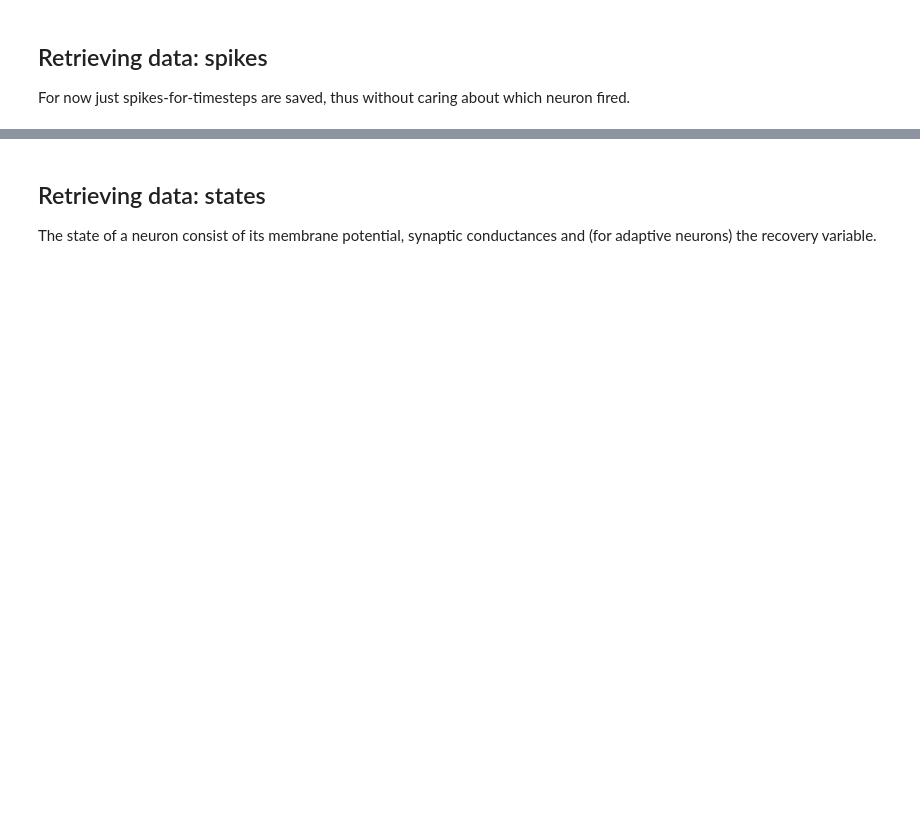
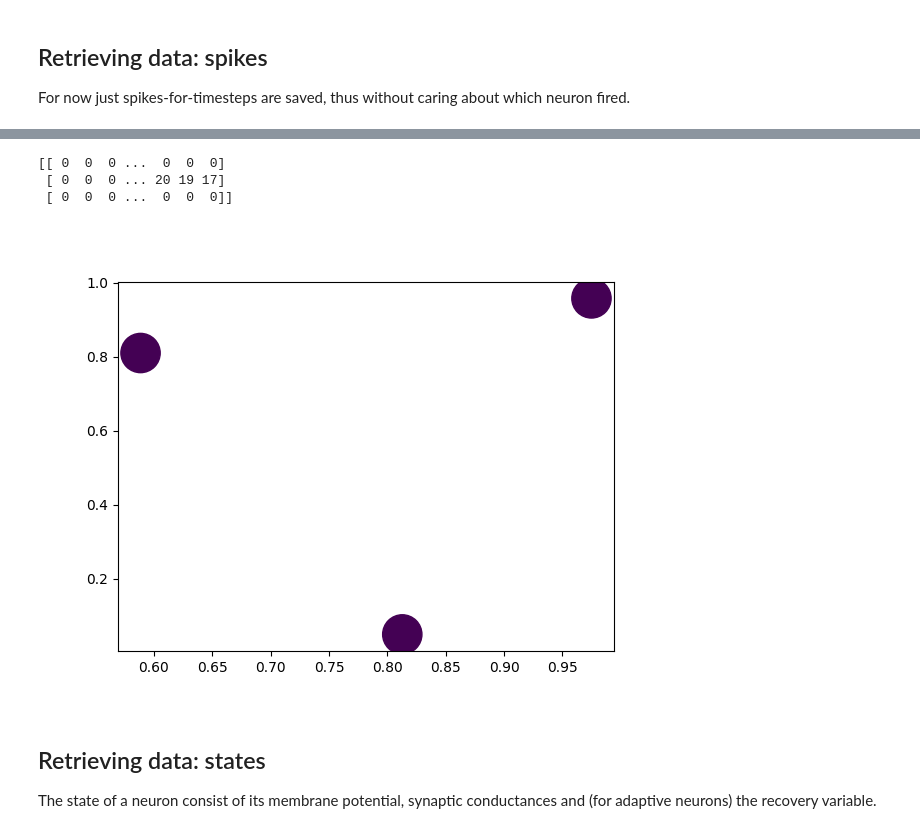
Before and after one commit to djanloo/quilt, a Jupyter notebook: example.ipynb, the cells around one changed output, grey strips where cells are left out. Drawn from its saved outputs; the diff is of its cells as text; code cells hidden in the pictures; blank space fills up the shorter version.

Commit message:
started some view utils

```diff
--- a/example.ipynb
+++ b/example.ipynb
@@ -131,3 +141,11 @@ plt.legend()
+# %%
+from quilt import view
+u = view.animate_spiking(spikenet)
+# %% [output]
+[[ 0  0  0 ...  0  0  0]
+ [ 0  0  0 ... 20 19 17]
+ [ 0  0  0 ...  0  0  0]]
+[figure, added]
 # %% [markdown]
 ## Retrieving data: states
 
```
Also changed, not shown: parts of 13 cells of this notebook, 1 other file.
